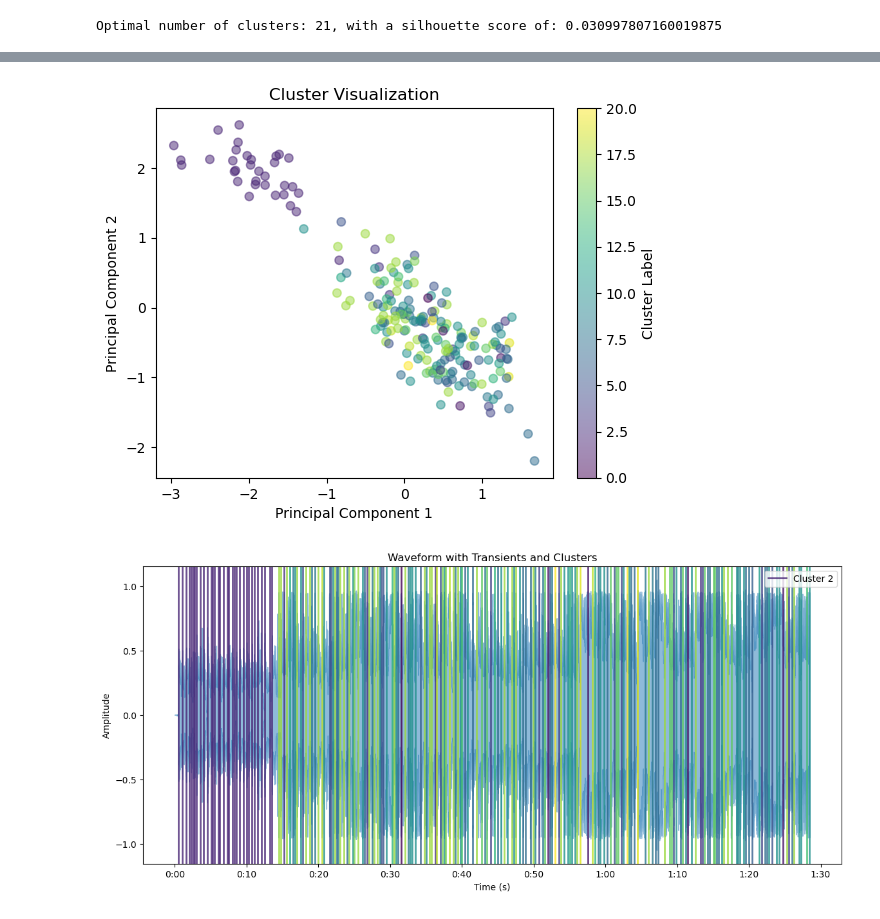
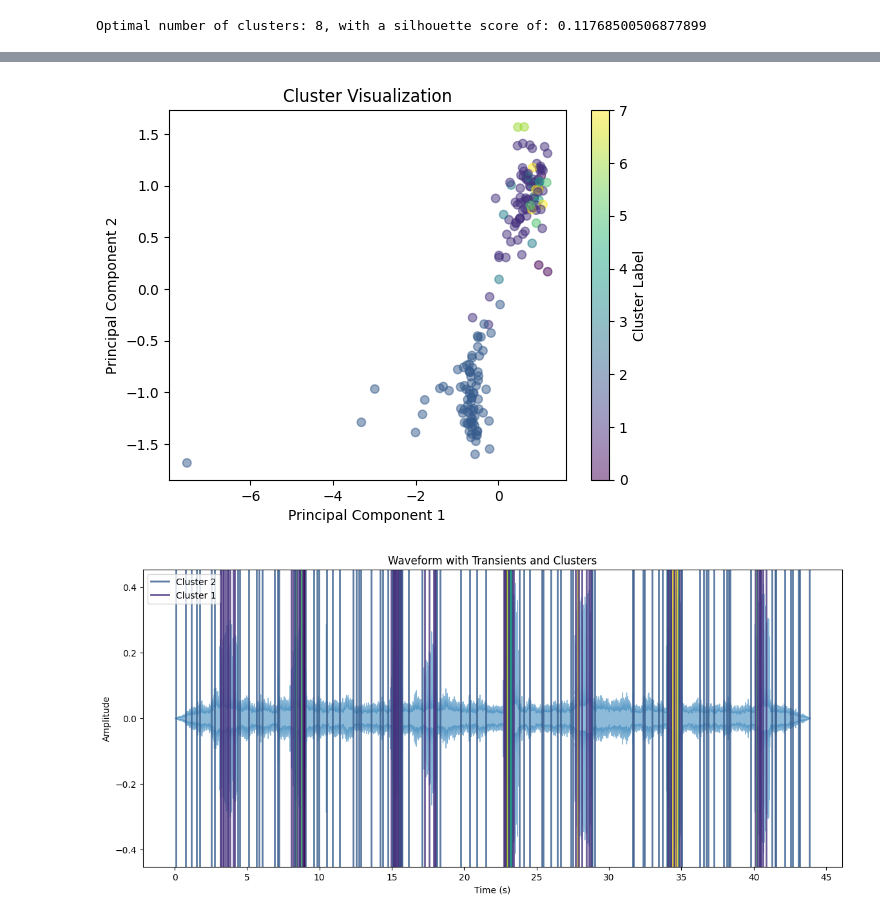
Before and after one commit to matthewmcq/transient-classifier, a Jupyter notebook: melwavelets.ipynb, the cells around one changed output, grey strips where cells are left out. Cells and saved outputs as stored; diff of their text form; code cells hidden in the pictures.

```diff
--- a/melwavelets.ipynb
+++ b/melwavelets.ipynb
@@ -4,14 +4,13 @@ import numpy as np
 import pywt
 import matplotlib.pyplot as plt
 
-audio_path = 'Someone New_Mastered.wav'
+audio_path = 'Celeus elegans.mp3'
 audio, sr = librosa.load(audio_path)
 
 # Detect onsets
 CQT = np.abs(librosa.cqt(audio, sr=sr))
 onset_env = librosa.onset.onset_strength(S=librosa.amplitude_to_db(CQT), sr=sr)
-onset_frames = librosa.onset.onset_detect(onset_envelope=onset_env, hop_length=512, sr=sr, delta=0.01,
-                                              pre_max=10, post_max=10, pre_avg=50, post_avg=50)
+onset_frames = librosa.onset.onset_detect(onset_envelope=onset_env, sr=sr)
 onset_times = librosa.frames_to_time(onset_frames, sr=sr)
 offset_times = onset_times[1:].tolist() + [librosa.get_duration(y=audio, sr=sr)]
 segment_times = list(zip(onset_times, offset_times))
@@ -93,8 +92,8 @@ features_reduced = pca.fit_transform(features_scaled)
 
 from sklearn.metrics import silhouette_score
 
-min_cluster = 3  # Starting with at least 3 clusters (silhouette score isn't defined for 1 cluster)
-max_cluster = 200  # Adjust based on your dataset and computational resources
+min_cluster = 2  # Starting with at least 3 clusters (silhouette score isn't defined for 1 cluster)
+max_cluster = 10  # Adjust based on your dataset and computational resources
 
 # Ensuring consistency by using the same dataset for silhouette scores and KMeans
 silhouette_scores = [silhouette_score(features_scaled, KMeans(n_clusters=i, random_state=42).fit_predict(features_scaled)) for i in range(min_cluster, max_cluster)]
@@ -153,4 +152,4 @@ plt.xlabel('Time (s)')
 plt.ylabel('Amplitude')
 plt.show()
 # %% [output]
-Optimal number of clusters: 21, with a silhouette score of: 0.030997807160019875
+Optimal number of clusters: 8, with a silhouette score of: 0.11768500506877899
@@ -158,5 +157,5 @@ Optimal number of clusters: 21, with a silhouette score of: 0.030997807160019875
-[figure, old version]
+[figure, new version]
-[figure, old version]
+[figure, new version]
 # %%
 from sklearn.manifold import TSNE
 import matplotlib.pyplot as plt
```
Also changed, not shown: parts of 3 cells of this notebook, 1 other file.
